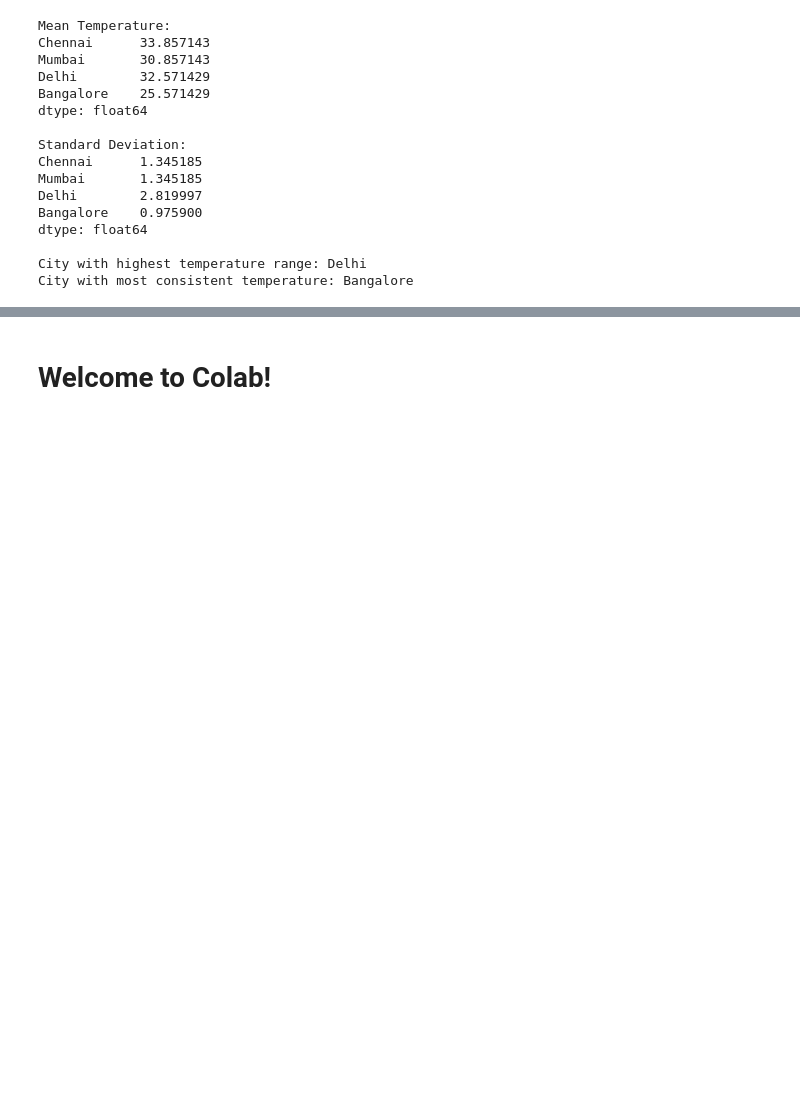
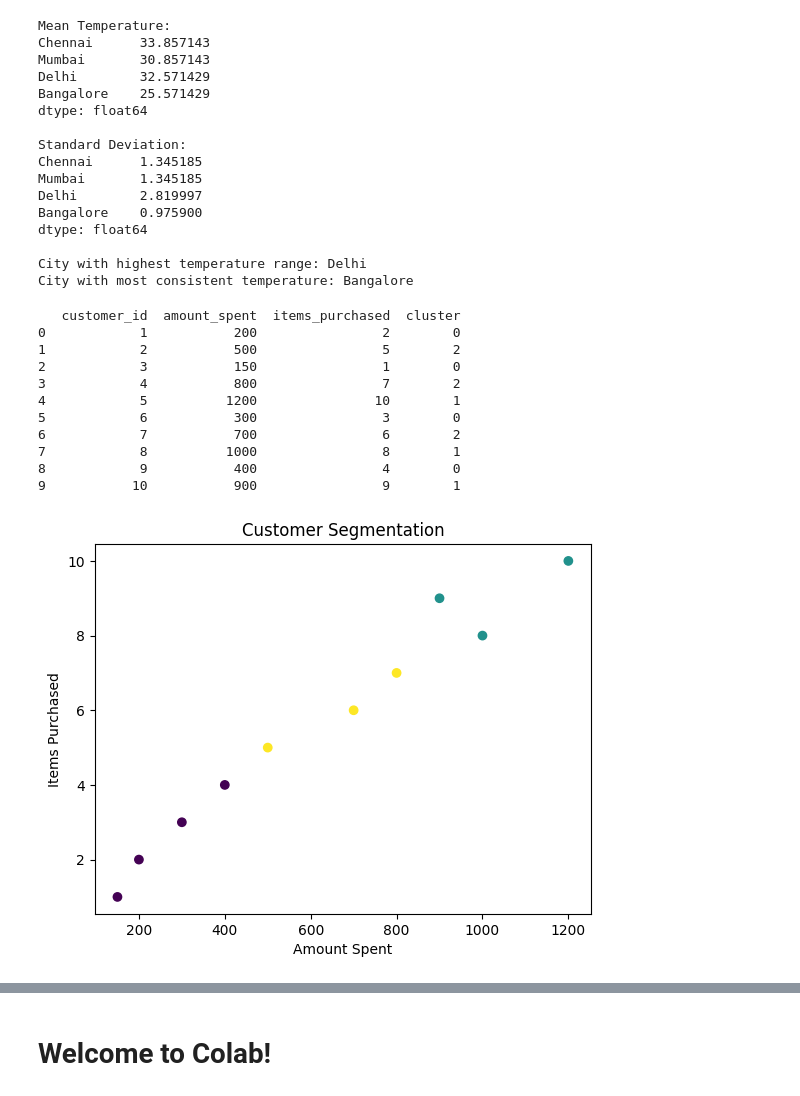
Before and after one commit to rizwanvk-CN/DSA0423-Fundamental-of-data-science-, a Jupyter notebook: lab_program_colab.ipynb, the cells around one changed output, grey strips where cells are left out. Cells and saved outputs as stored; diff of their text form; code cells hidden in the pictures; blank space fills up the shorter version.

```diff
--- a/lab_program_colab.ipynb
+++ b/lab_program_colab.ipynb
@@ -440,3 +440,44 @@ dtype: float64
 
 City with highest temperature range: Delhi
 City with most consistent temperature: Bangalore
+# %%
+import pandas as pd
+import matplotlib.pyplot as plt
+from sklearn.cluster import KMeans
+
+data = {
+    "customer_id":[1,2,3,4,5,6,7,8,9,10],
+    "amount_spent":[200,500,150,800,1200,300,700,1000,400,900],
+    "items_purchased":[2,5,1,7,10,3,6,8,4,9]
+}
+
+df = pd.DataFrame(data)
+
+X = df[["amount_spent","items_purchased"]]
+
+
+kmeans = KMeans(n_clusters=3, random_state=0)
+
+df["cluster"] = kmeans.fit_predict(X)
+
+print(df)
+
+
+plt.scatter(df["amount_spent"], df["items_purchased"], c=df["cluster"])
+plt.xlabel("Amount Spent")
+plt.ylabel("Items Purchased")
+plt.title("Customer Segmentation")
+plt.show()
+# %% [output]
+   customer_id  amount_spent  items_purchased  cluster
+0            1           200                2        0
+1            2           500                5        2
+2            3           150                1        0
+3            4           800                7        2
+4            5          1200               10        1
+5            6           300                3        0
+6            7           700                6        2
+7            8          1000                8        1
+8            9           400                4        0
+9           10           900                9        1
+[figure, added]
```
Also changed, not shown: parts of 1 cell of this notebook.
